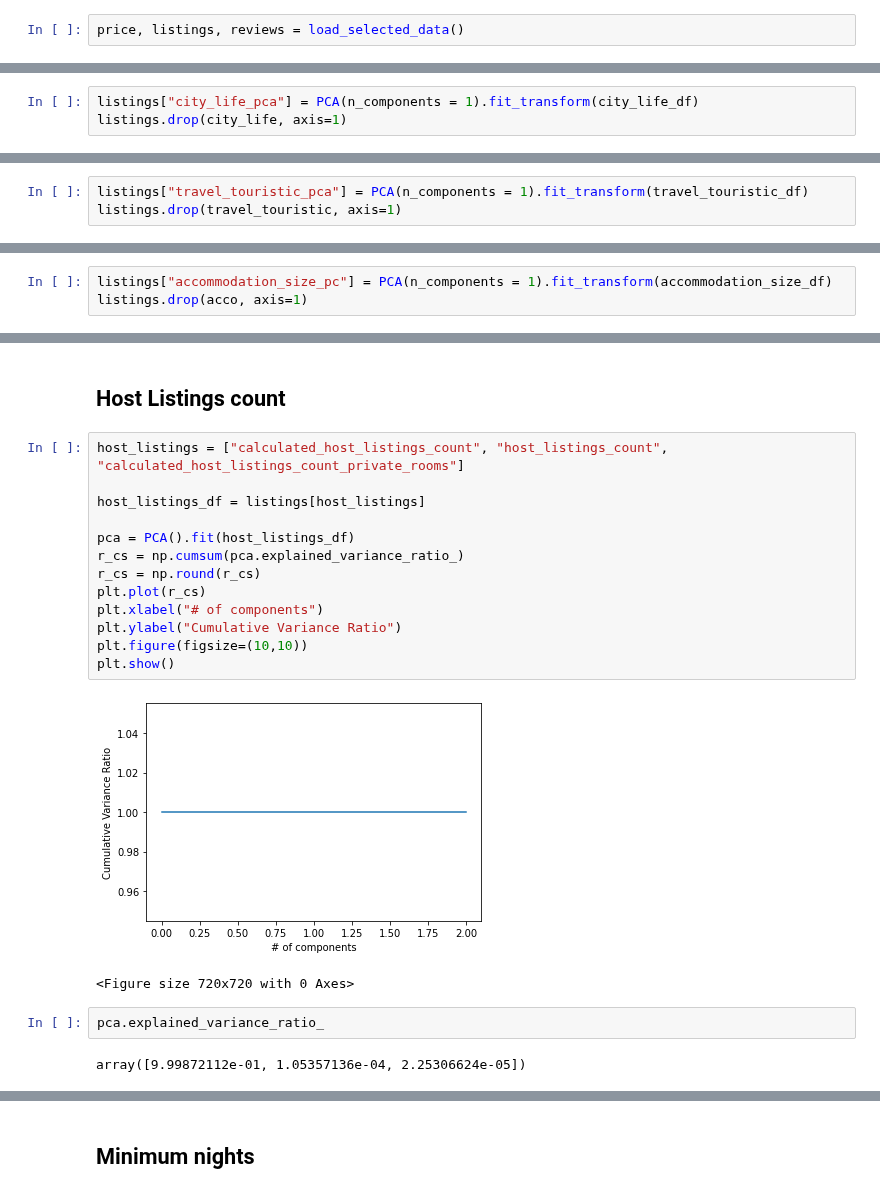
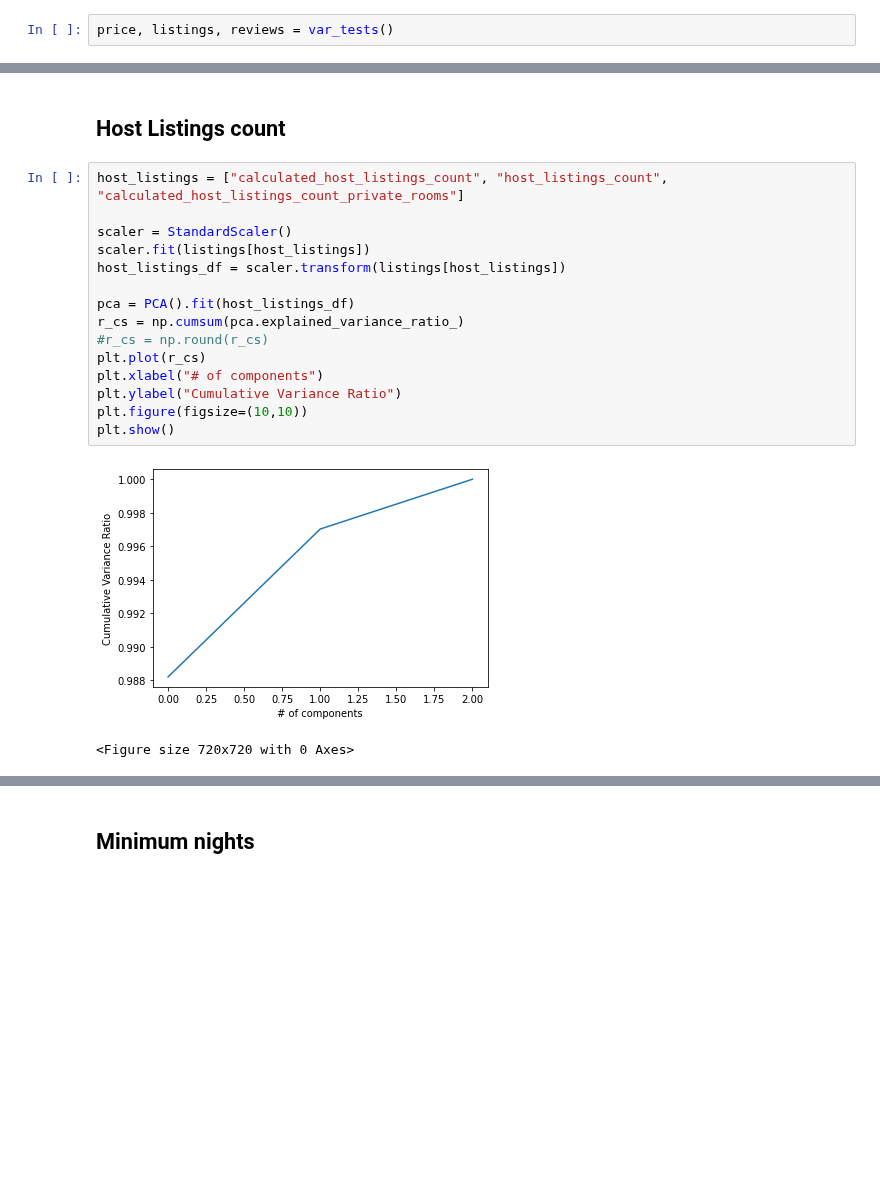
Before and after one commit to dmnk1308/DubAir, a Jupyter notebook: PCA.ipynb, the cells around one changed output, grey strips where cells are left out. Cells and saved outputs as stored; diff of their text form; blank space fills up the shorter version.

```diff
--- a/PCA.ipynb
+++ b/PCA.ipynb
@@ -7,7 +8,7 @@ import matplotlib.pyplot as plt
 import numpy as np
 from load_data import *
 # %%
-price, listings, reviews = load_selected_data()
+price, listings, reviews = var_tests()
 # %% [output]
 ------------------------------
 Selecting Features data...
@@ -64,7 +70,4 @@ plt.show()
 <Figure size 2880x2880 with 0 Axes>
-# %%
-listings["city_life_pca"] = PCA(n_components = 1).fit_transform(city_life_df)
-listings.drop(city_life, axis=1)
 # %% [markdown]
 ## Travel & Touristic
 # %%
@@ -84,4 +89 @@ plt.show()
 <Figure size 720x720 with 0 Axes>
-# %%
-listings["travel_touristic_pca"] = PCA(n_components = 1).fit_transform(travel_touristic_df)
-listings.drop(travel_touristic, axis=1)
@@ -117,4 +148 @@ plt.show()
 <Figure size 720x720 with 0 Axes>
-# %%
-listings["accommodation_size_pc"] = PCA(n_components = 1).fit_transform(accommodation_size_df)
-listings.drop(acco, axis=1)
@@ -137,20 +151,18 @@ listings.drop(acco, axis=1)
 # %%
 host_listings = ["calculated_host_listings_count", "host_listings_count", "calculated_host_listings_count_private_rooms"]
 
-host_listings_df = listings[host_listings]
+scaler = StandardScaler()
+scaler.fit(listings[host_listings])
+host_listings_df = scaler.transform(listings[host_listings])
 
 pca = PCA().fit(host_listings_df)
 r_cs = np.cumsum(pca.explained_variance_ratio_)
-r_cs = np.round(r_cs)
+#r_cs = np.round(r_cs)
 plt.plot(r_cs)
 plt.xlabel("# of components")
 plt.ylabel("Cumulative Variance Ratio")
 plt.figure(figsize=(10,10))
 plt.show()
 # %% [output]
-[figure, old version]
+[figure, new version]
 <Figure size 720x720 with 0 Axes>
-# %%
-pca.explained_variance_ratio_
-# %% [output]
-array([9.99872112e-01, 1.05357136e-04, 2.25306624e-05])
```
Also changed, not shown: parts of 26 cells of this notebook.
